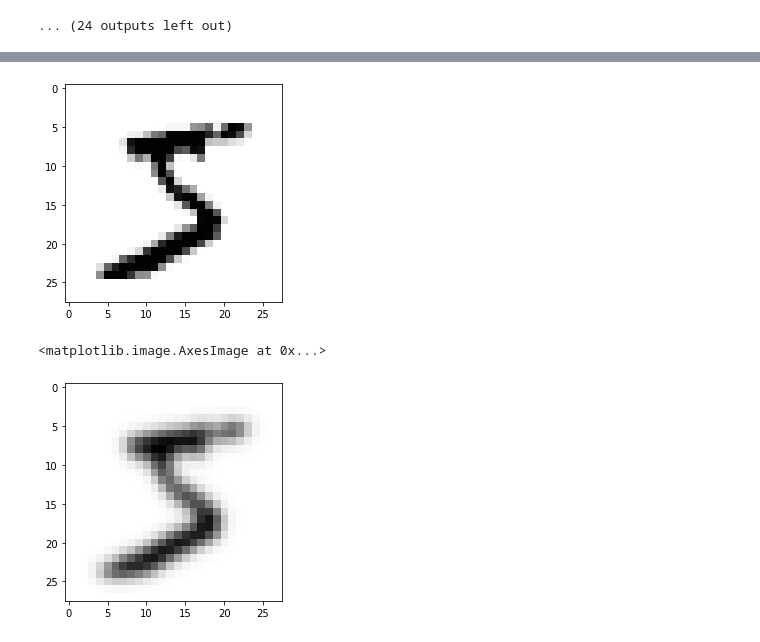
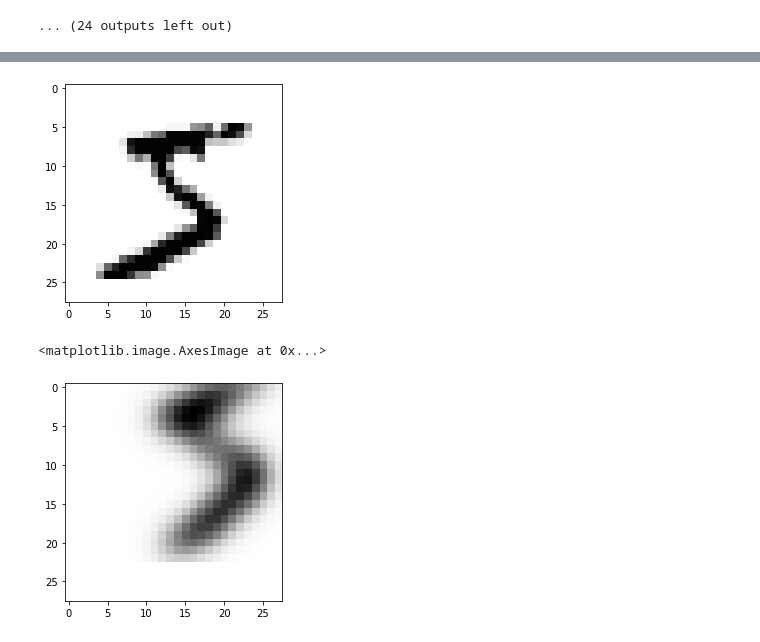
Before and after one commit to Tytskiy/Study, a Jupyter notebook: mmp-fall-2020/practicum/hm-4(KNN)/hm-4.ipynb, the cells around one changed output, grey strips where cells are left out. Cells and saved outputs as stored; diff of their text form; code cells hidden in the pictures.

```diff
--- a/mmp-fall-2020/practicum/hm-4(KNN)/hm-4.ipynb
+++ b/mmp-fall-2020/practicum/hm-4(KNN)/hm-4.ipynb
@@ -147,0 +158,11 @@ from skimage.transform import rotate
+# %%
+def augmentation(X, param):
+    if param.get("gauss", None) is not None:
+        X = np.apply_along_axis(lambda x: gaussian(x.reshape(28, 28), sigma=param["gauss"]).ravel(), 1, X)
+    if param.get("rotate", None) is not None:
+        X = np.apply_along_axis(lambda x: rotate(x.reshape(28, 28), angle=param["rotate"]).ravel(), 1, X)
+    if param.get("shift_x", None) is not None:
+        X = np.apply_along_axis(lambda x: shift(x.reshape(28, 28), shift=(0, param["shift_x"])).ravel(), 1, X)
+    if param.get("shift_y", None) is not None:
+        X = np.apply_along_axis(lambda x: shift(x.reshape(28, 28), shift=(param["shift_y"], 0)).ravel(), 1, X)
+    return X
@@ -148,8 +212,10 @@ from skimage.transform import rotate
+# %%
+X_gauss = augmentation(X[:10, :], {"gauss": 2, "rotate": 15, "shift_x": 5, "shift_y": -5})
 # %%
-plt.imshow(X[0].reshape(28,28), cmap="Greys")
+plt.imshow(X[0].reshape(-1, 28), cmap="Greys")
 plt.show()
-plt.imshow(gaussian(X[0].reshape(28,28)), cmap="Greys")
+plt.imshow(X_gauss[0].reshape(-1, 28), cmap="Greys")
 # %% [output]
 [figure]
 <matplotlib.image.AxesImage at 0x...>
-[figure, old version]
+[figure, new version]
```
Also changed, not shown: parts of 12 cells of this notebook.
